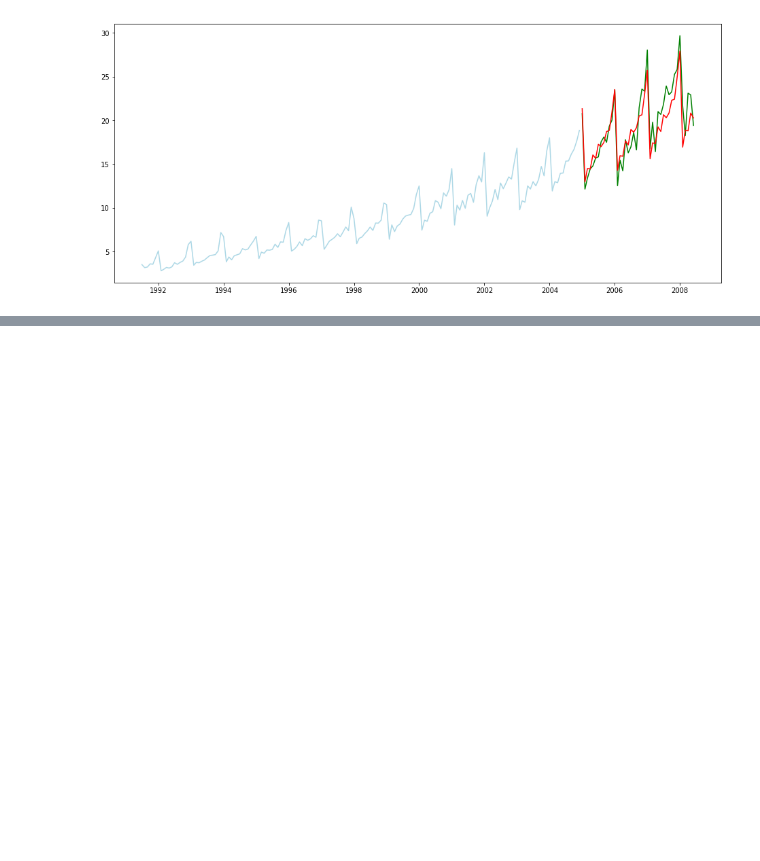
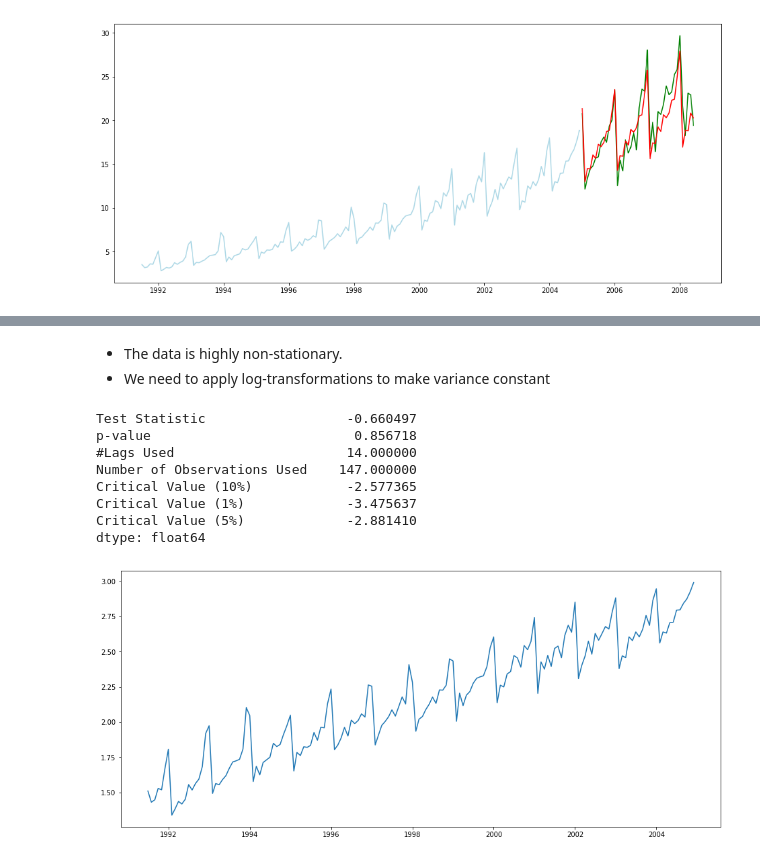
Before and after one commit to prakashjayy/Time_Series_Course, a Jupyter notebook: Session-2.ipynb, the cells around one changed output, grey strips where cells are left out. Cells and saved outputs as stored; diff of their text form; code cells hidden in the pictures; blank space fills up the shorter version.

```diff
--- a/Session-2.ipynb
+++ b/Session-2.ipynb
@@ -383,0 +278,19 @@ plt.show()
+# %% [markdown]
+- The data is highly non-stationary.
+- We need to apply log-transformations to make variance constant
+# %%
+## Now take the log (To make variance constant) and check for stationary again
+log_train = x_train
+log_train = log_train["y"].apply(lambda x: math.log(x+1))
+log_train = pd.DataFrame(log_train)
+stationarity_test(log_train)
+# %% [output]
+Test Statistic                  -0.660497
+p-value                          0.856718
+#Lags Used                      14.000000
+Number of Observations Used    147.000000
+Critical Value (10%)            -2.577365
+Critical Value (1%)             -3.475637
+Critical Value (5%)             -2.881410
+dtype: float64
+[figure, added]
```
Also changed, not shown: parts of 41 cells of this notebook, 3 other files.
